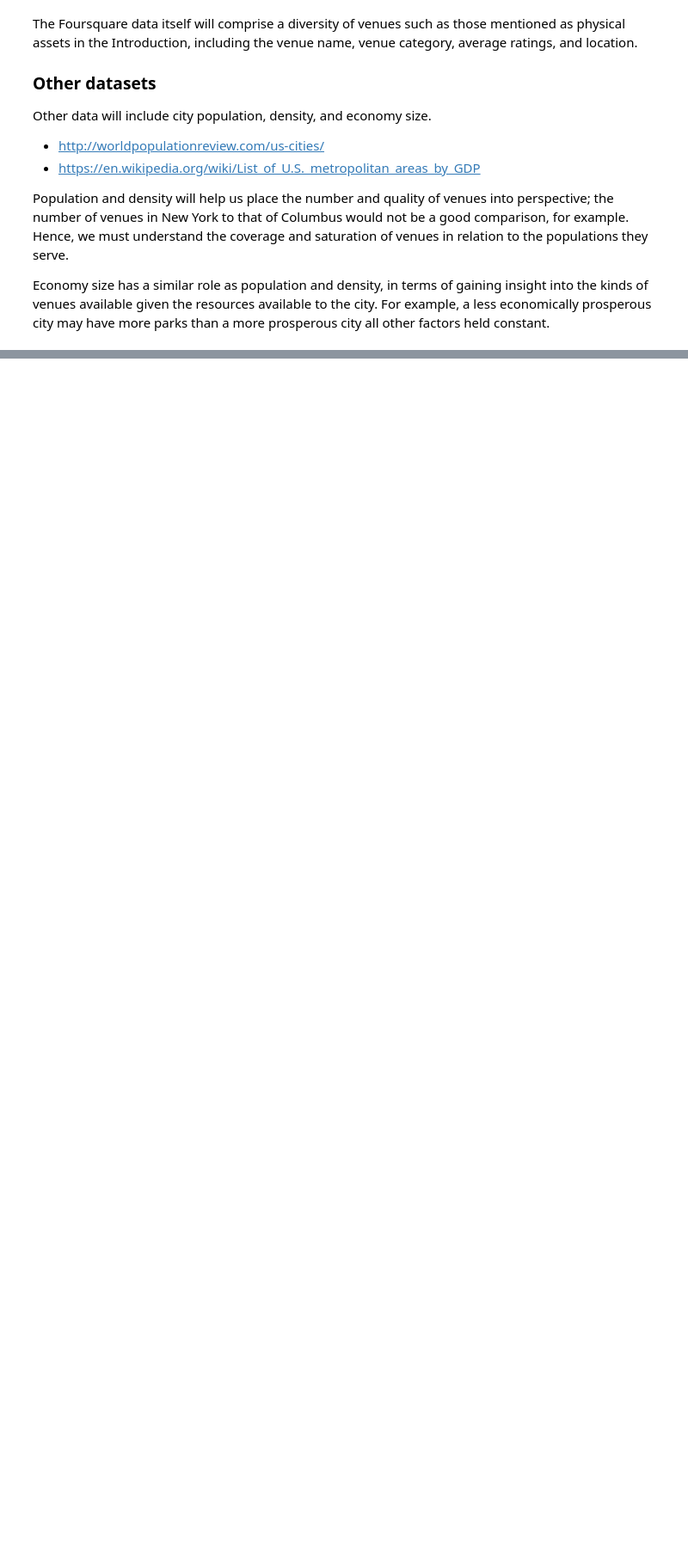
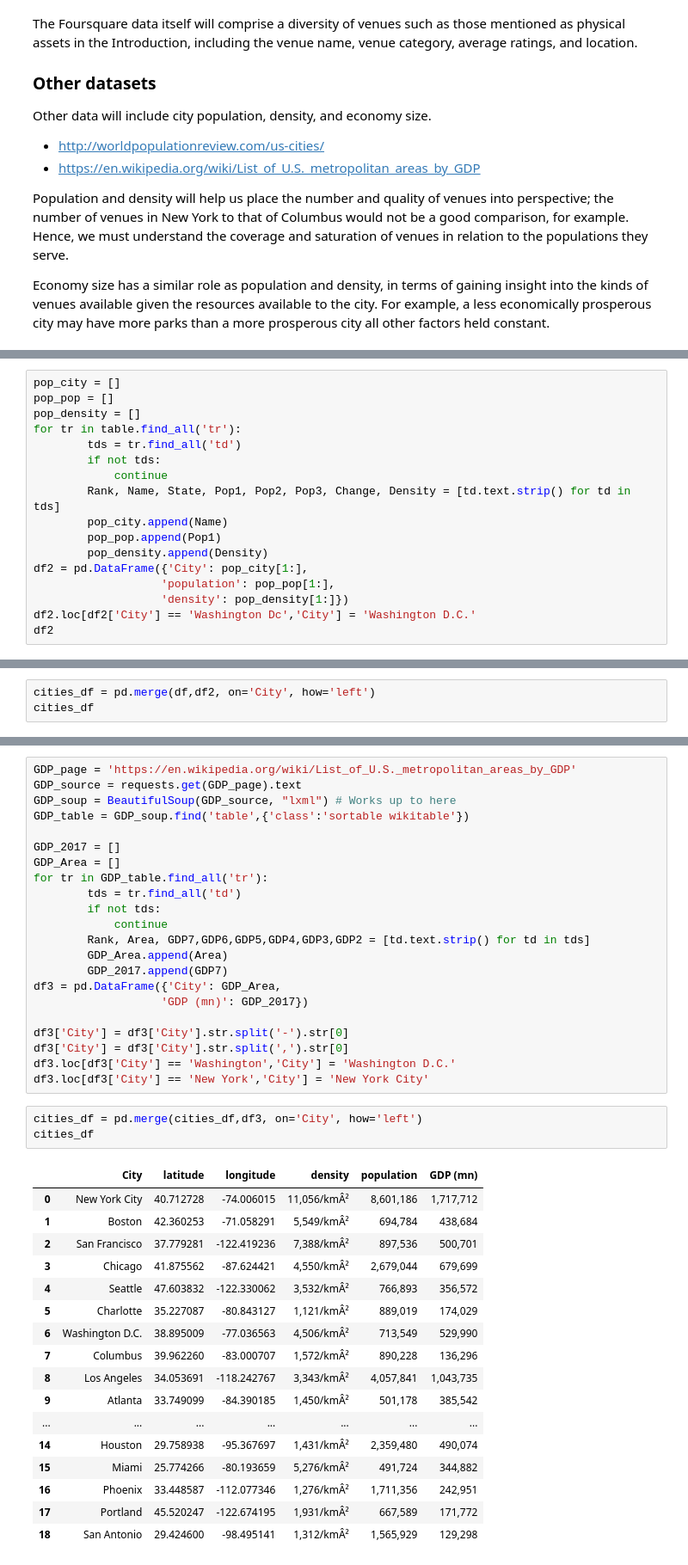
Before and after one commit to SancakOzdemir/Coursera_Capstone-1, a Jupyter notebook: Smart City Assets.ipynb, the cells around one changed output, grey strips where cells are left out. Shown at 86% size. Saved outputs shown, nothing was run; the diff lists cells and outputs as text; blank space fills up the shorter version.

```diff
--- a/Smart City Assets.ipynb
+++ b/Smart City Assets.ipynb
@@ -45,0 +166,17 @@ Economy size has a similar role as population and density, in terms of gaining i
+# %%
+pop_city = []
+pop_pop = []
+pop_density = []
+for tr in table.find_all('tr'):
+        tds = tr.find_all('td')
+        if not tds:
+            continue
+        Rank, Name, State, Pop1, Pop2, Pop3, Change, Density = [td.text.strip() for td in tds]
+        pop_city.append(Name)
+        pop_pop.append(Pop1)
+        pop_density.append(Density)
+df2 = pd.DataFrame({'City': pop_city[1:],
+                   'population': pop_pop[1:],
+                   'density': pop_density[1:]})
+df2.loc[df2['City'] == 'Washington Dc','City'] = 'Washington D.C.'
+df2
@@ -45,0 +201,3 @@ Economy size has a similar role as population and density, in terms of gaining i
+# %%
+cities_df = pd.merge(df,df2, on='City', how='left')
+cities_df
@@ -45,0 +222,43 @@ Economy size has a similar role as population and density, in terms of gaining i
+# %%
+GDP_page = 'https://en.wikipedia.org/wiki/List_of_U.S._metropolitan_areas_by_GDP'
+GDP_source = requests.get(GDP_page).text
+GDP_soup = BeautifulSoup(GDP_source, "lxml") # Works up to here
+GDP_table = GDP_soup.find('table',{'class':'sortable wikitable'})
+
+GDP_2017 = []
+GDP_Area = []
+for tr in GDP_table.find_all('tr'):
+        tds = tr.find_all('td')
+        if not tds:
+            continue
+        Rank, Area, GDP7,GDP6,GDP5,GDP4,GDP3,GDP2 = [td.text.strip() for td in tds]
+        GDP_Area.append(Area)
+        GDP_2017.append(GDP7)
+df3 = pd.DataFrame({'City': GDP_Area,
+                   'GDP (mn)': GDP_2017})
+
+df3['City'] = df3['City'].str.split('-').str[0]
+df3['City'] = df3['City'].str.split(',').str[0]
+df3.loc[df3['City'] == 'Washington','City'] = 'Washington D.C.'
+df3.loc[df3['City'] == 'New York','City'] = 'New York City'
+# %%
+cities_df = pd.merge(cities_df,df3, on='City', how='left')
+cities_df
+# %% [output]
+|  | City | latitude | longitude | density | population | GDP (mn) |
+| 0 | New York City | 40.712728 | -74.006015 | 11,056/kmÂ² | 8,601,186 | 1,717,712 |
+| 1 | Boston | 42.360253 | -71.058291 | 5,549/kmÂ² | 694,784 | 438,684 |
+| 2 | San Francisco | 37.779281 | -122.419236 | 7,388/kmÂ² | 897,536 | 500,701 |
+| 3 | Chicago | 41.875562 | -87.624421 | 4,550/kmÂ² | 2,679,044 | 679,699 |
+| 4 | Seattle | 47.603832 | -122.330062 | 3,532/kmÂ² | 766,893 | 356,572 |
+| 5 | Charlotte | 35.227087 | -80.843127 | 1,121/kmÂ² | 889,019 | 174,029 |
+| 6 | Washington D.C. | 38.895009 | -77.036563 | 4,506/kmÂ² | 713,549 | 529,990 |
+| 7 | Columbus | 39.962260 | -83.000707 | 1,572/kmÂ² | 890,228 | 136,296 |
+| 8 | Los Angeles | 34.053691 | -118.242767 | 3,343/kmÂ² | 4,057,841 | 1,043,735 |
+| 9 | Atlanta | 33.749099 | -84.390185 | 1,450/kmÂ² | 501,178 | 385,542 |
+| ... | ... | ... | ... | ... | ... | ... |
+| 14 | Houston | 29.758938 | -95.367697 | 1,431/kmÂ² | 2,359,480 | 490,074 |
+| 15 | Miami | 25.774266 | -80.193659 | 5,276/kmÂ² | 491,724 | 344,882 |
+| 16 | Phoenix | 33.448587 | -112.077346 | 1,276/kmÂ² | 1,711,356 | 242,951 |
+| 17 | Portland | 45.520247 | -122.674195 | 1,931/kmÂ² | 667,589 | 171,772 |
+| 18 | San Antonio | 29.424600 | -98.495141 | 1,312/kmÂ² | 1,565,929 | 129,298 |
```
Also changed, not shown: parts of 27 cells of this notebook.
